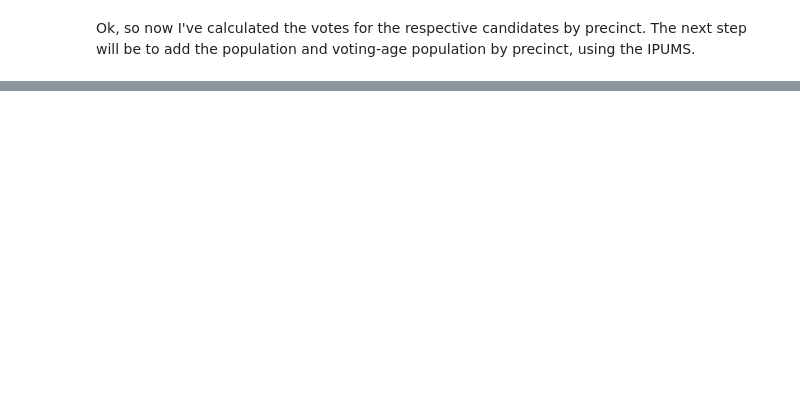
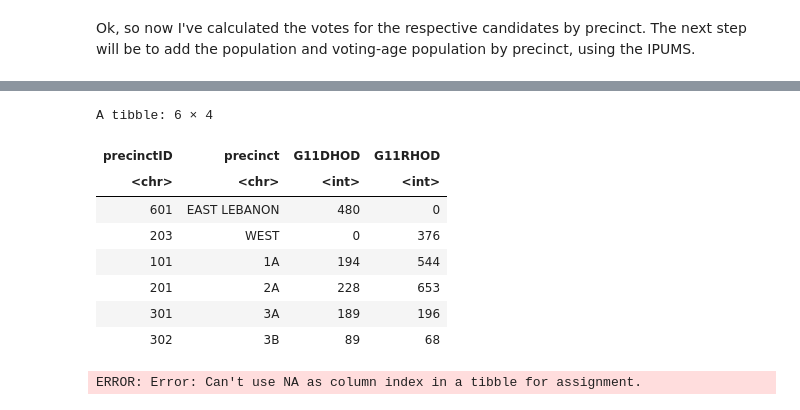
Before and after one commit to madeleinegoertz/ap-research-redistricting, a Jupyter notebook: mcmc/VA_2011.ipynb, the cells around one changed output, grey strips where cells are left out. Cells and saved outputs as stored; diff of their text form; code cells hidden in the pictures; blank space fills up the shorter version.

```diff
--- a/mcmc/VA_2011.ipynb
+++ b/mcmc/VA_2011.ipynb
@@ -58,0 +100,17 @@ Ok, so now I've calculated the votes for the respective candidates by precinct.
+# %%
+df_votes <- df_votes[order(df_votes$precinct),]
+head(df_votes)
+# %% [output]
+A tibble: 6 × 4
+| precinctID | precinct | G11DHOD | G11RHOD |
+| <chr> | <chr> | <int> | <int> |
+| 601 | EAST LEBANON | 480 | 0 |
+| 203 | WEST | 0 | 376 |
+| 101 | 1A | 194 | 544 |
+| 201 | 2A | 228 | 653 |
+| 301 | 3A | 189 | 196 |
+| 302 | 3B | 89 | 68 |
+# %%
+df_votes[df_votes$precinct] <- str_trim(df_votes$precinct, side = "both")
+# %% [output]
+ERROR: Error: Can't use NA as column index in a tibble for assignment.
```
Also changed, not shown: parts of 3 cells of this notebook, 1 other file.
